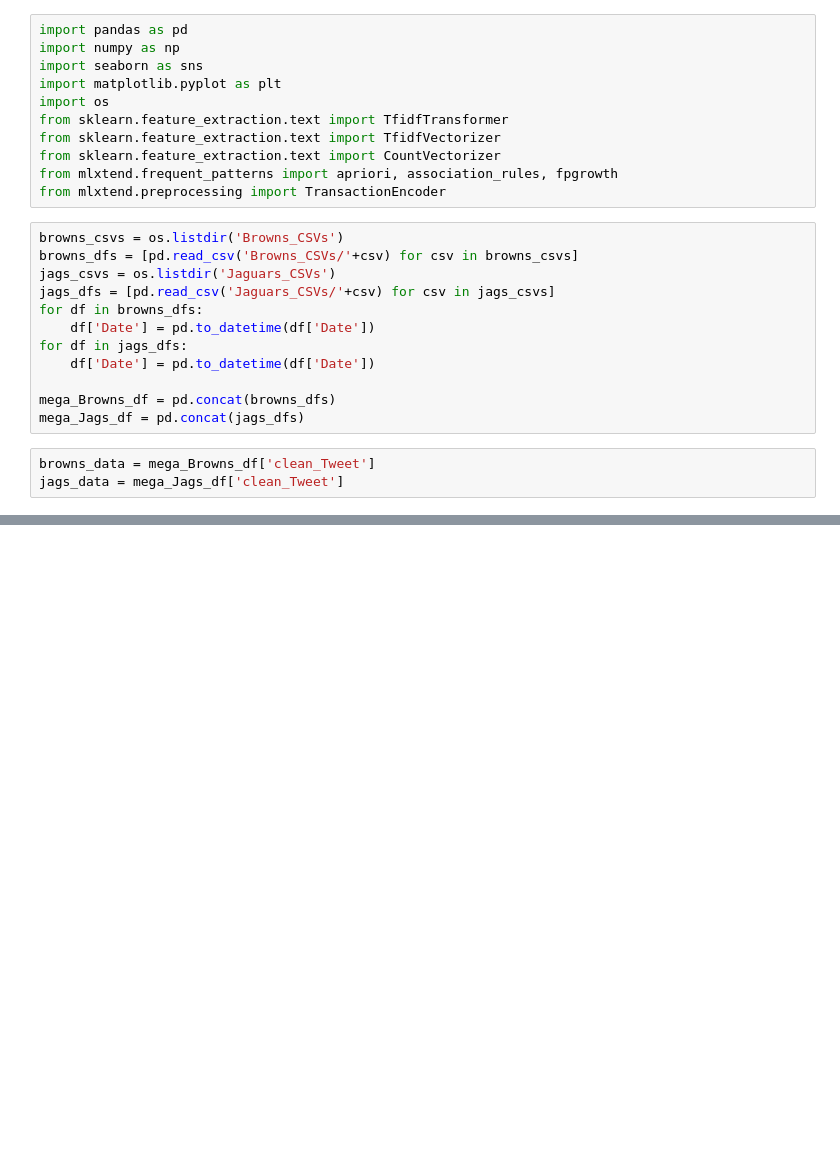
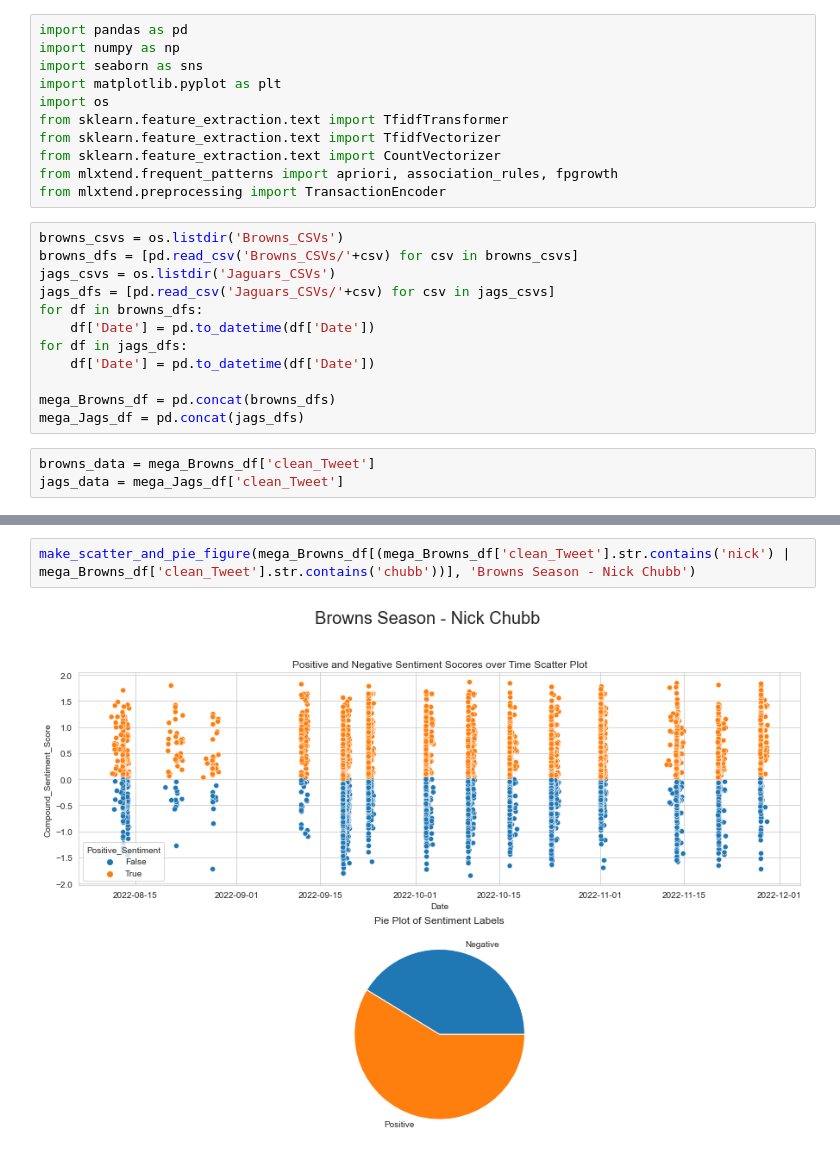
Before and after one commit to CAGeorge0418/CSCI4502_Project, a Jupyter notebook: Browns_Jags_Text_Vect.ipynb, the cells around one changed output, grey strips where cells are left out. Cells and saved outputs as stored; diff of their text form; blank space fills up the shorter version.

```diff
--- a/Browns_Jags_Text_Vect.ipynb
+++ b/Browns_Jags_Text_Vect.ipynb
@@ -47,0 +91,4 @@ b_2_item_sets
+# %%
+make_scatter_and_pie_figure(mega_Browns_df[(mega_Browns_df['clean_Tweet'].str.contains('nick') | mega_Browns_df['clean_Tweet'].str.contains('chubb'))], 'Browns Season - Nick Chubb')
+# %% [output]
+[figure, added]
```
Also changed, not shown: parts of 5 cells of this notebook, 3 other files.
